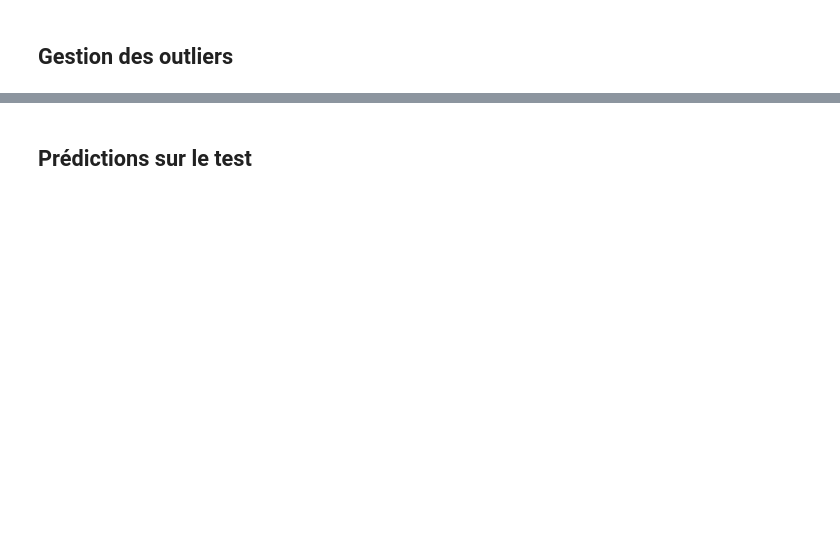
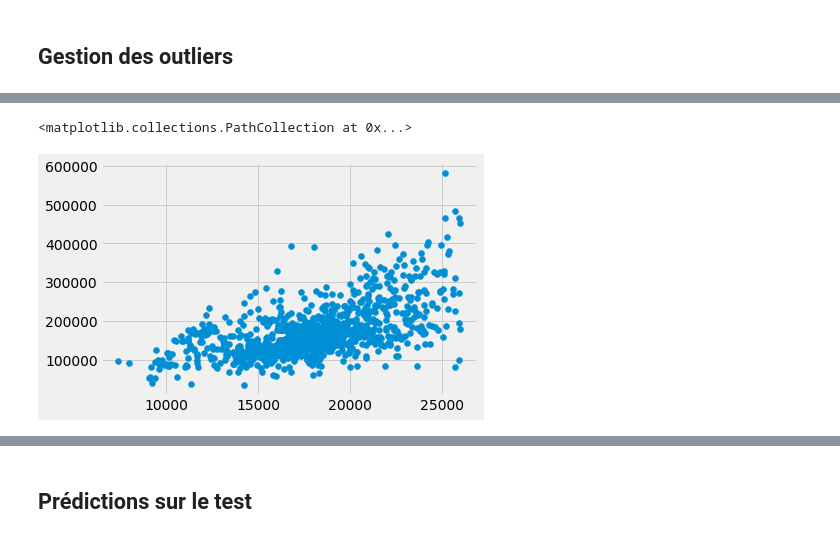
Before and after one commit to June-So/House-Price-Project, a Jupyter notebook: linear_regression.ipynb, the cells around one changed output, grey strips where cells are left out. Cells and saved outputs as stored; diff of their text form; code cells hidden in the pictures; blank space fills up the shorter version.

```diff
--- a/linear_regression.ipynb
+++ b/linear_regression.ipynb
@@ -127,0 +183,8 @@ view_total_na(train_clean)
+# %%
+train_clean.drop(outliers,inplace=True)
+# %%
+total = train_clean.drop(['SalePrice'],axis=1).aggregate("sum",axis=1)
+plt.scatter(total,train_clean['SalePrice'])
+# %% [output]
+<matplotlib.collections.PathCollection at 0x...>
+[figure, added]
```
Also changed, not shown: parts of 39 cells of this notebook, 2 other files.
